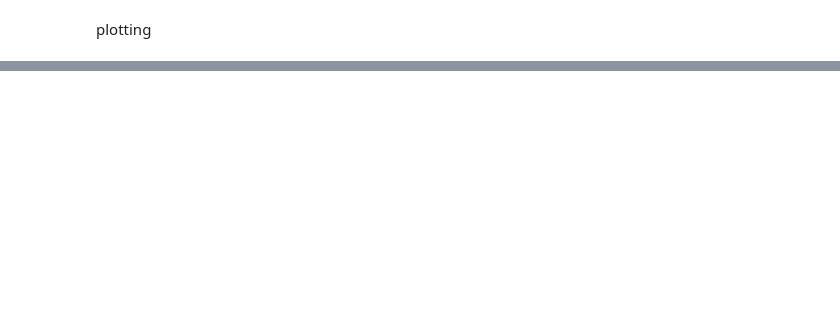
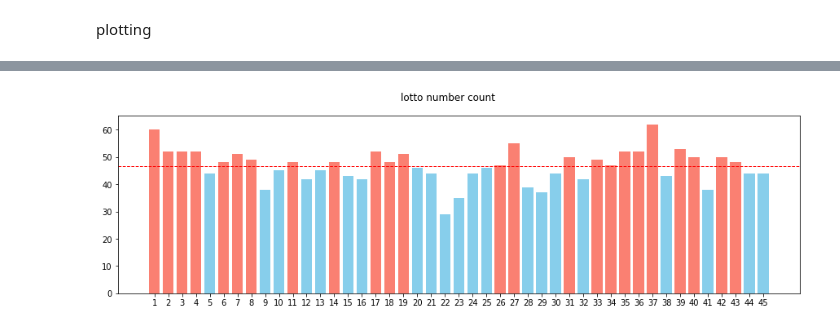
Before and after one commit to xogns3512/toyProject, a Jupyter notebook: lotto/(ETL)Lotto_success_num.ipynb, the cells around one changed output, grey strips where cells are left out. Cells and saved outputs as stored; diff of their text form; code cells hidden in the pictures; blank space fills up the shorter version.

```diff
--- a/lotto/(ETL)Lotto_success_num.ipynb
+++ b/lotto/(ETL)Lotto_success_num.ipynb
@@ -107,0 +148,4 @@ plt.show()
+# %%
+plot_cum(300)
+# %% [output]
+[figure, added]
```
Also changed, not shown: parts of 30 cells of this notebook.
